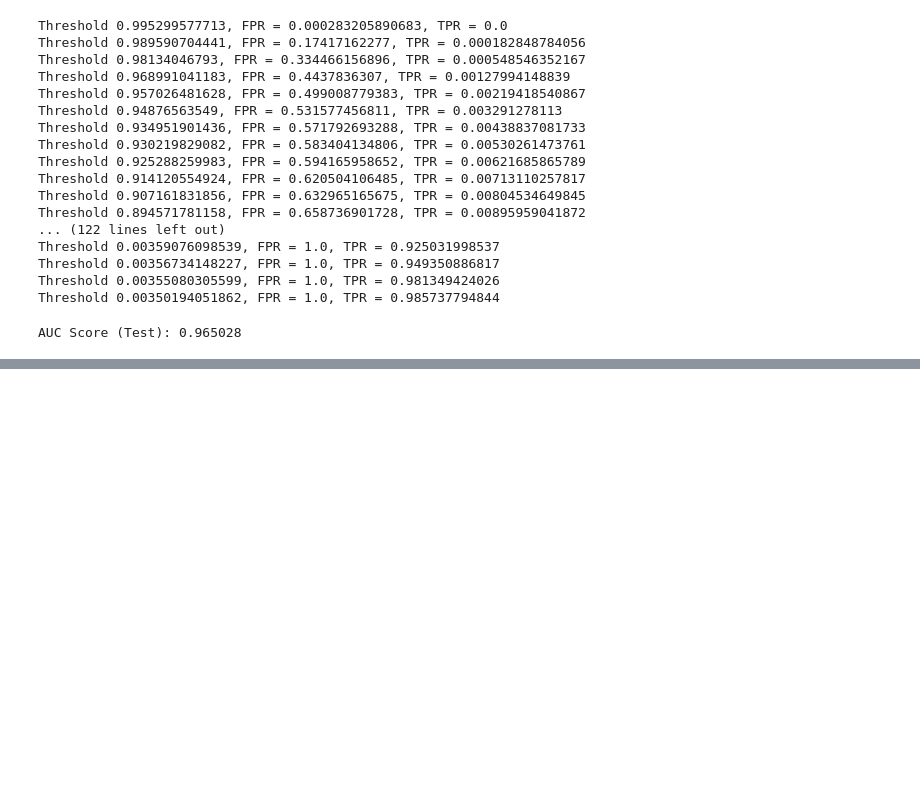
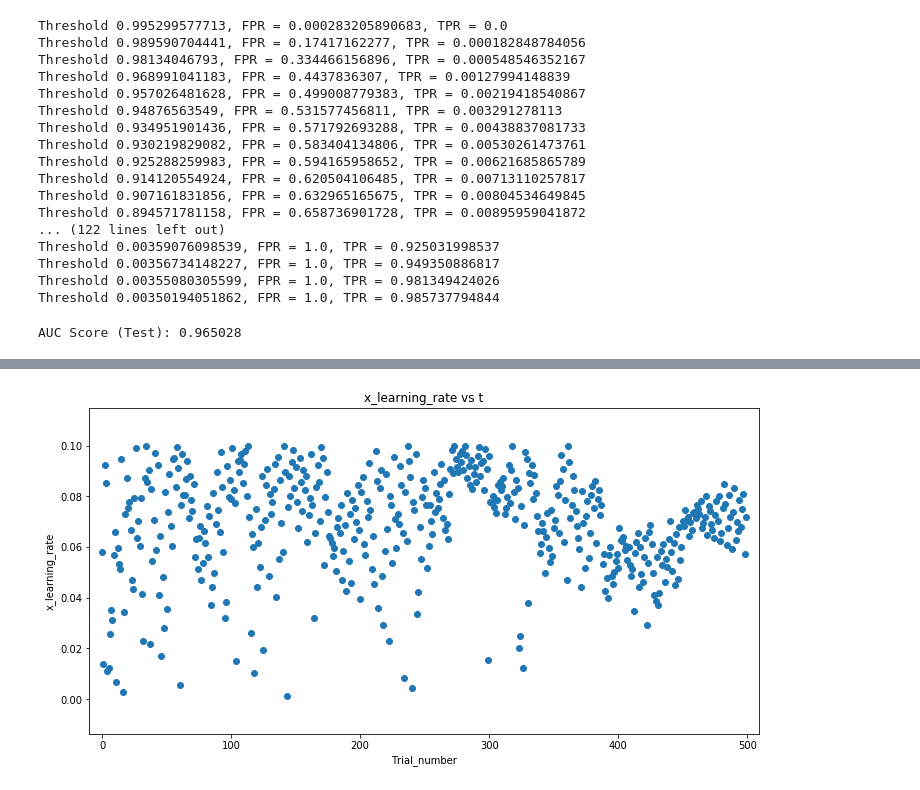
Before and after one commit to dtamayo/MLstability, a Jupyter notebook: Analysis/Experimenting _with_HyperOpt.ipynb, the cells around one changed output, grey strips where cells are left out. Cells and saved outputs as stored; diff of their text form; code cells hidden in the pictures; blank space fills up the shorter version.

```diff
--- a/Analysis/Experimenting _with_HyperOpt.ipynb
+++ b/Analysis/Experimenting _with_HyperOpt.ipynb
@@ -518,0 +657,4 @@ AUC Score (Test): 0.965028
+# %%
+plot_vals("x_learning_rate", trials3_even_more)
+# %% [output]
+[figure, added]
```
Also changed, not shown: parts of 50 cells of this notebook, 2 other files.
